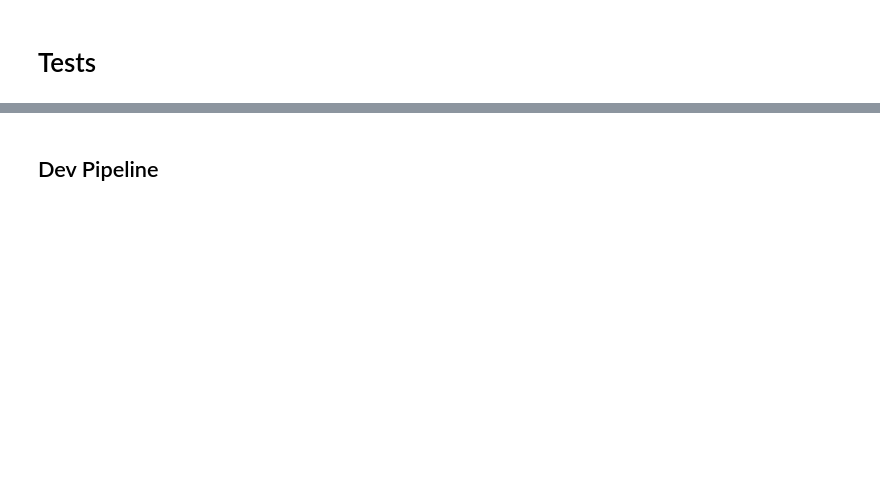
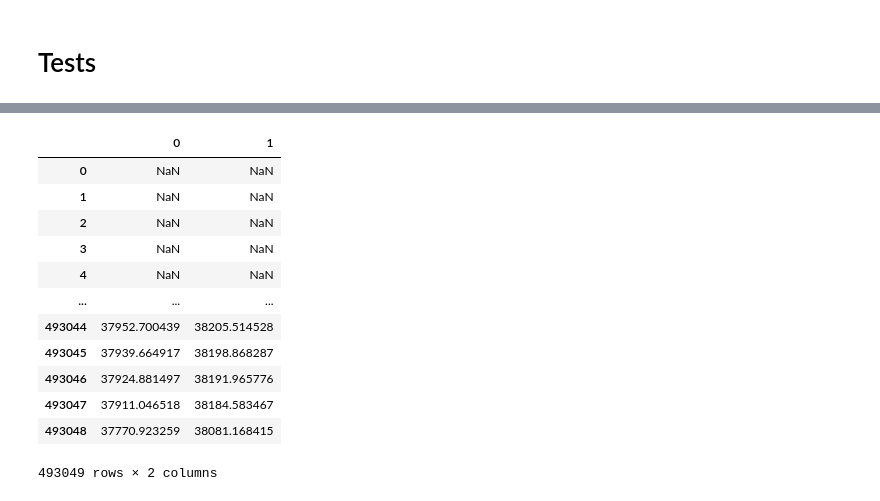
Before and after one commit to diegoirigaray/crypto_bot, a Jupyter notebook: notebooks/data_code.ipynb, the cells around one changed output, grey strips where cells are left out. Saved outputs shown, nothing was run; the diff lists cells and outputs as text; code cells hidden in the pictures; blank space fills up the shorter version.

```diff
--- a/notebooks/data_code.ipynb
+++ b/notebooks/data_code.ipynb
@@ -1606,13 +546,11 @@ Function('CDL2CROWS')
 # %%
-f = Function('BBANDS')
+f = Function('MAMA')
 inputs = {
-    'open': ds['Open'],
-    'high': ds['High'],
-    'low': ds['Low'],
-    'close': ds['Close'],
-    'volume': ds['Volume']
+    'open': full_df['Open'],
+    'high': full_df['High'],
+    'low': full_df['Low'],
+    'close': full_df['Close'],
+    'volume': full_df['Volume']
 }
 r = f(inputs)
 rr = pd.DataFrame(r).transpose()
-# %% [markdown]
-## Dev Pipeline
@@ -1692,0 +557,16 @@ CDLXSIDEGAP3METHODS
+# %%
+rr
+# %% [output]
+|  | 0 | 1 |
+| 0 | NaN | NaN |
+| 1 | NaN | NaN |
+| 2 | NaN | NaN |
+| 3 | NaN | NaN |
+| 4 | NaN | NaN |
+| ... | ... | ... |
+| 493044 | 37952.700439 | 38205.514528 |
+| 493045 | 37939.664917 | 38198.868287 |
+| 493046 | 37924.881497 | 38191.965776 |
+| 493047 | 37911.046518 | 38184.583467 |
+| 493048 | 37770.923259 | 38081.168415 |
+493049 rows × 2 columns
```
Also changed, not shown: parts of 45 cells of this notebook, 11 other files.
